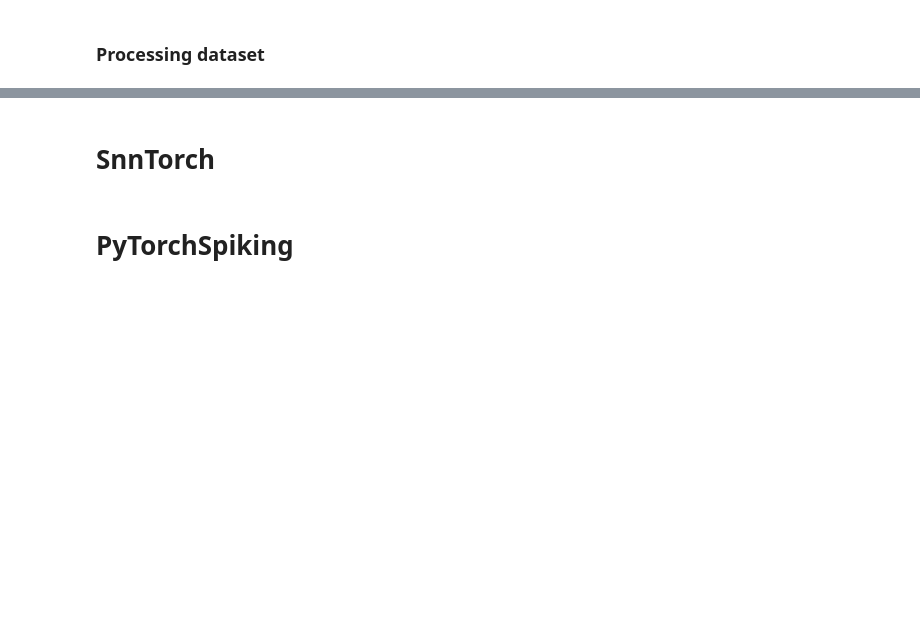
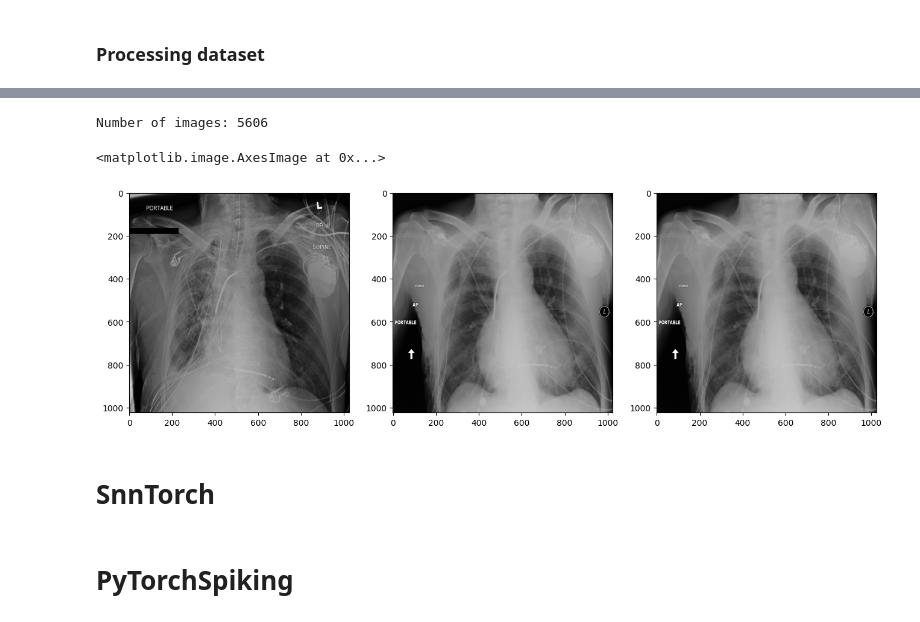
Before and after one commit to giugonzales07/tcc_snn, a Jupyter notebook: NIH_Chest.ipynb, the cells around one changed output, grey strips where cells are left out. Drawn from its saved outputs; the diff is of its cells as text; code cells hidden in the pictures; blank space fills up the shorter version.

```diff
--- a/NIH_Chest.ipynb
+++ b/NIH_Chest.ipynb
@@ -17,3 +59,21 @@ KeyboardInterrupt:
+# %%
+images = glob('data/images/*.png')
+print("Number of images:", len(images))
+
+# Matplotlib black magic
+plt.figure(figsize=(16, 16))
+plt.subplot(131)
+plt.imshow(cv2.imread(images[0]))
+
+plt.subplot(132)
+plt.imshow(cv2.imread(images[1]))
+
+plt.subplot(133)
+plt.imshow(cv2.imread(images[1]))
+# %% [output]
+Number of images: 5606
+<matplotlib.image.AxesImage at 0x...>
+[figure, added]
 # %% [markdown]
 # SnnTorch
 # %% [markdown]
```
Also changed, not shown: parts of 6 cells of this notebook, 3 other files.
